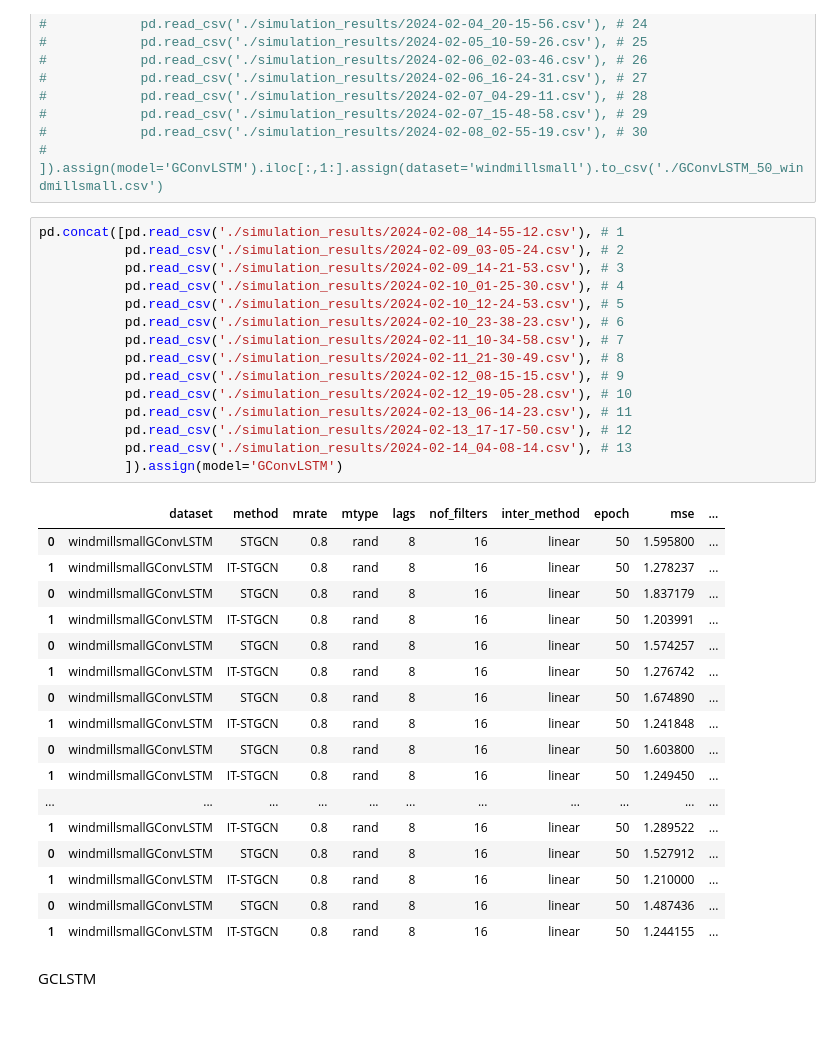
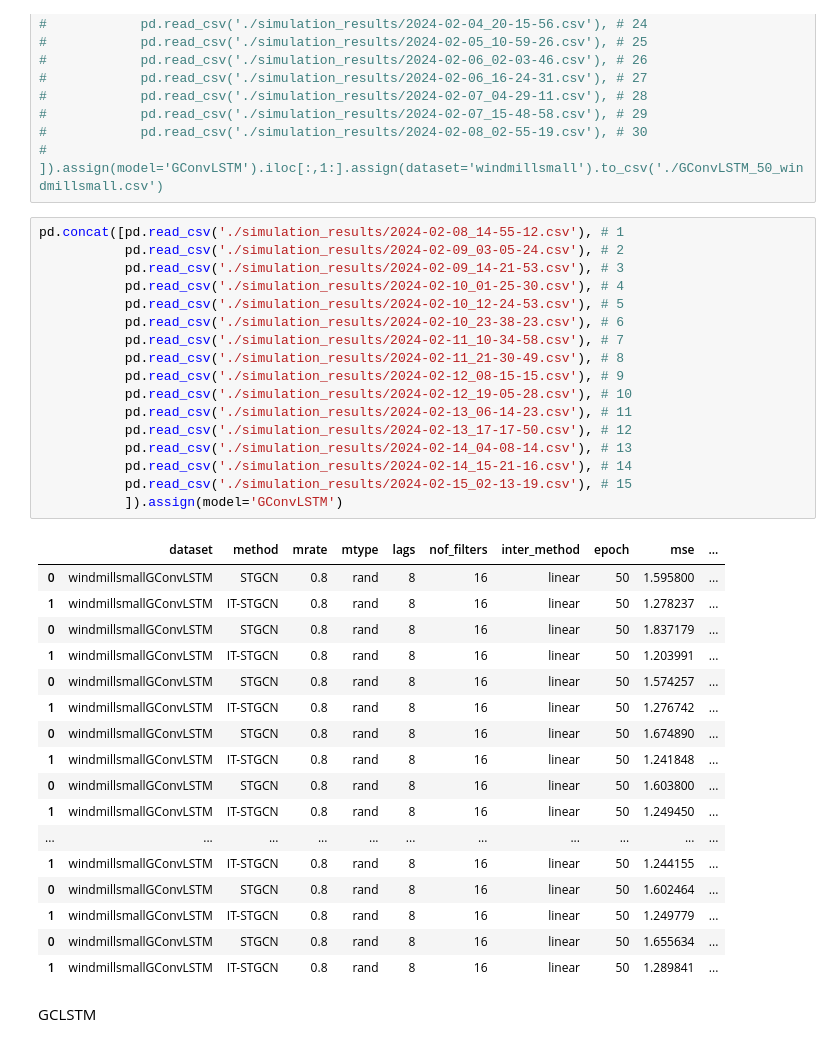
Before and after one commit to seoyeonc/ITTGNN_blog, a Jupyter notebook: posts/2_research/done.ipynb, the cells around one changed output. Cells and saved outputs as stored; diff of their text form.

```diff
--- a/posts/2_research/done.ipynb
+++ b/posts/2_research/done.ipynb
@@ -58,36 +58,38 @@ GConvLSTM
 # %%
 pd.concat([pd.read_csv('./simulation_results/2024-02-08_14-55-12.csv'), # 1
            pd.read_csv('./simulation_results/2024-02-09_03-05-24.csv'), # 2
            pd.read_csv('./simulation_results/2024-02-09_14-21-53.csv'), # 3
            pd.read_csv('./simulation_results/2024-02-10_01-25-30.csv'), # 4
            pd.read_csv('./simulation_results/2024-02-10_12-24-53.csv'), # 5
            pd.read_csv('./simulation_results/2024-02-10_23-38-23.csv'), # 6
            pd.read_csv('./simulation_results/2024-02-11_10-34-58.csv'), # 7
            pd.read_csv('./simulation_results/2024-02-11_21-30-49.csv'), # 8
            pd.read_csv('./simulation_results/2024-02-12_08-15-15.csv'), # 9
            pd.read_csv('./simulation_results/2024-02-12_19-05-28.csv'), # 10
            pd.read_csv('./simulation_results/2024-02-13_06-14-23.csv'), # 11
            pd.read_csv('./simulation_results/2024-02-13_17-17-50.csv'), # 12
            pd.read_csv('./simulation_results/2024-02-14_04-08-14.csv'), # 13
+           pd.read_csv('./simulation_results/2024-02-14_15-21-16.csv'), # 14
+           pd.read_csv('./simulation_results/2024-02-15_02-13-19.csv'), # 15
            ]).assign(model='GConvLSTM')
 # %% [output]
 |  | dataset | method | mrate | mtype | lags | nof_filters | inter_method | epoch | mse | ... |
 | 0 | windmillsmallGConvLSTM | STGCN | 0.8 | rand | 8 | 16 | linear | 50 | 1.595800 | ... |
 | 1 | windmillsmallGConvLSTM | IT-STGCN | 0.8 | rand | 8 | 16 | linear | 50 | 1.278237 | ... |
 | 0 | windmillsmallGConvLSTM | STGCN | 0.8 | rand | 8 | 16 | linear | 50 | 1.837179 | ... |
 | 1 | windmillsmallGConvLSTM | IT-STGCN | 0.8 | rand | 8 | 16 | linear | 50 | 1.203991 | ... |
 | 0 | windmillsmallGConvLSTM | STGCN | 0.8 | rand | 8 | 16 | linear | 50 | 1.574257 | ... |
 | 1 | windmillsmallGConvLSTM | IT-STGCN | 0.8 | rand | 8 | 16 | linear | 50 | 1.276742 | ... |
 | 0 | windmillsmallGConvLSTM | STGCN | 0.8 | rand | 8 | 16 | linear | 50 | 1.674890 | ... |
 | 1 | windmillsmallGConvLSTM | IT-STGCN | 0.8 | rand | 8 | 16 | linear | 50 | 1.241848 | ... |
 | 0 | windmillsmallGConvLSTM | STGCN | 0.8 | rand | 8 | 16 | linear | 50 | 1.603800 | ... |
 | 1 | windmillsmallGConvLSTM | IT-STGCN | 0.8 | rand | 8 | 16 | linear | 50 | 1.249450 | ... |
 | ... | ... | ... | ... | ... | ... | ... | ... | ... | ... | ... |
-| 1 | windmillsmallGConvLSTM | IT-STGCN | 0.8 | rand | 8 | 16 | linear | 50 | 1.289522 | ... |
-| 0 | windmillsmallGConvLSTM | STGCN | 0.8 | rand | 8 | 16 | linear | 50 | 1.527912 | ... |
-| 1 | windmillsmallGConvLSTM | IT-STGCN | 0.8 | rand | 8 | 16 | linear | 50 | 1.210000 | ... |
-| 0 | windmillsmallGConvLSTM | STGCN | 0.8 | rand | 8 | 16 | linear | 50 | 1.487436 | ... |
 | 1 | windmillsmallGConvLSTM | IT-STGCN | 0.8 | rand | 8 | 16 | linear | 50 | 1.244155 | ... |
+| 0 | windmillsmallGConvLSTM | STGCN | 0.8 | rand | 8 | 16 | linear | 50 | 1.602464 | ... |
+| 1 | windmillsmallGConvLSTM | IT-STGCN | 0.8 | rand | 8 | 16 | linear | 50 | 1.249779 | ... |
+| 0 | windmillsmallGConvLSTM | STGCN | 0.8 | rand | 8 | 16 | linear | 50 | 1.655634 | ... |
+| 1 | windmillsmallGConvLSTM | IT-STGCN | 0.8 | rand | 8 | 16 | linear | 50 | 1.289841 | ... |
 # %% [markdown]
 GCLSTM
 # %%
```
Also changed, not shown: parts of 2 cells of this notebook, 11 other files.
